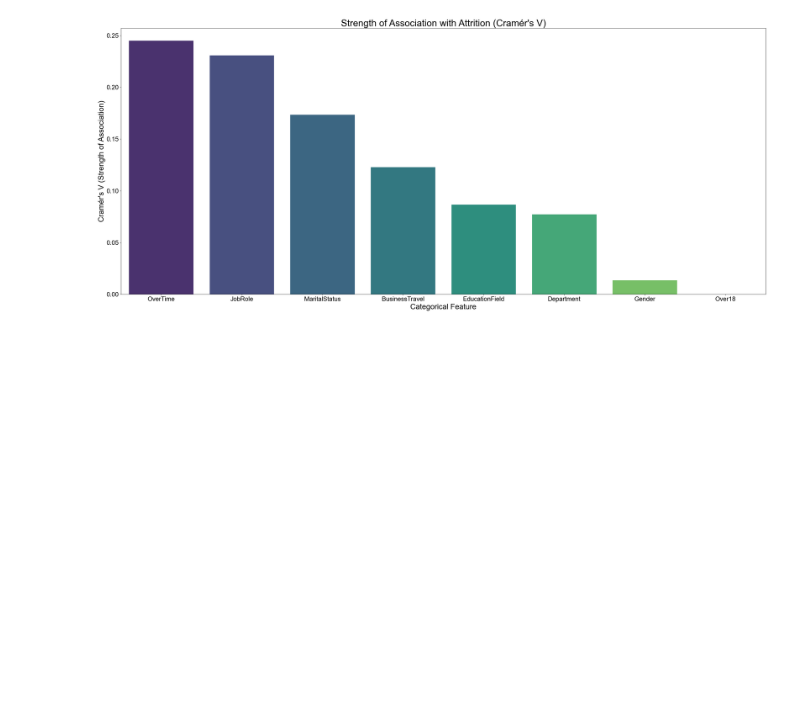
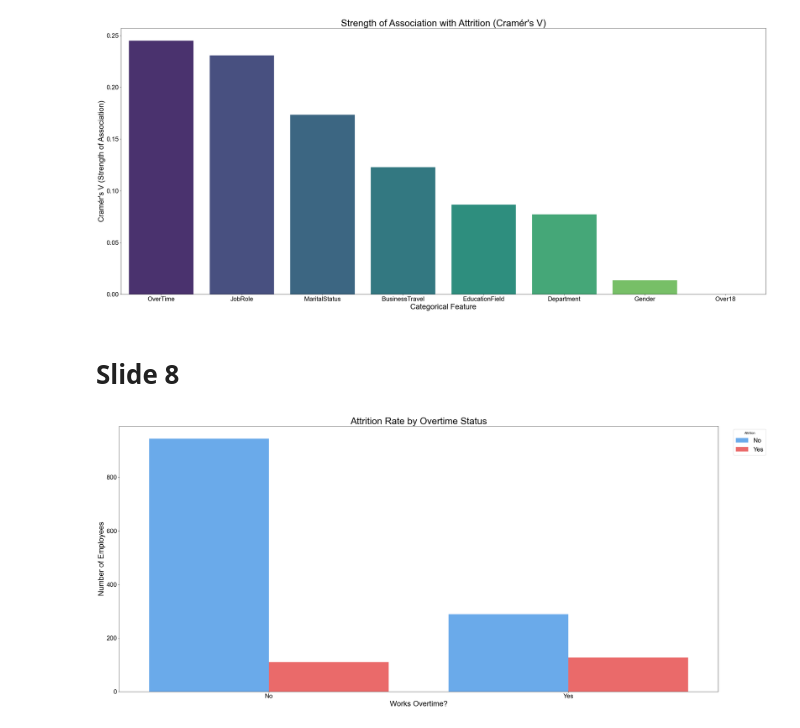
Before and after one commit to HiIamInfi/ibm-hr-data-challenge, a Jupyter notebook: src/visuals.ipynb, the cells around one changed output. Drawn from its saved outputs; the diff is of its cells as text; code cells hidden in the pictures; blank space fills up the shorter version.

Commit message:
added chart with overtime vs no overtime

```diff
--- a/src/visuals.ipynb
+++ b/src/visuals.ipynb
@@ -306,3 +306,22 @@ Passing `palette` without assigning `hue` is deprecated and will be removed in v
 
   sns.barplot(x='feature', y='cramers_v', data=cramers_v_df, palette='viridis')
 [figure]
+# %% [markdown]
+# Slide 8
+# %%
+attrition_counts = fresh_df.groupby('OverTime')['Attrition'].value_counts()
+attrition_counts = attrition_counts.rename('count').reset_index()
+
+plt.figure(figsize=(29.89, 13.21))
+sns.barplot(x='OverTime', y='count', hue='Attrition', data=attrition_counts, palette={'No': '#55aaff', 'Yes': '#ff5555'})
+
+plt.title('Attrition Rate by Overtime Status', fontsize=DESCRIPTION_FONTSIZE+10)
+plt.xlabel('Works Overtime?', fontsize=DESCRIPTION_FONTSIZE+4)
+plt.ylabel('Number of Employees', fontsize=DESCRIPTION_FONTSIZE+4)
+plt.tick_params(labelsize=DESCRIPTION_FONTSIZE)
+plt.legend(title='Attrition', bbox_to_anchor=(1.02, 1), loc='upper left', fontsize=DESCRIPTION_FONTSIZE)
+
+plt.tight_layout()
+plt.savefig("reports/slide8_attrition_by_overtime_chart.png", dpi=RESOLUTION)
+# %% [output]
+[figure, added]
```
Also changed, not shown: 1 other file.
